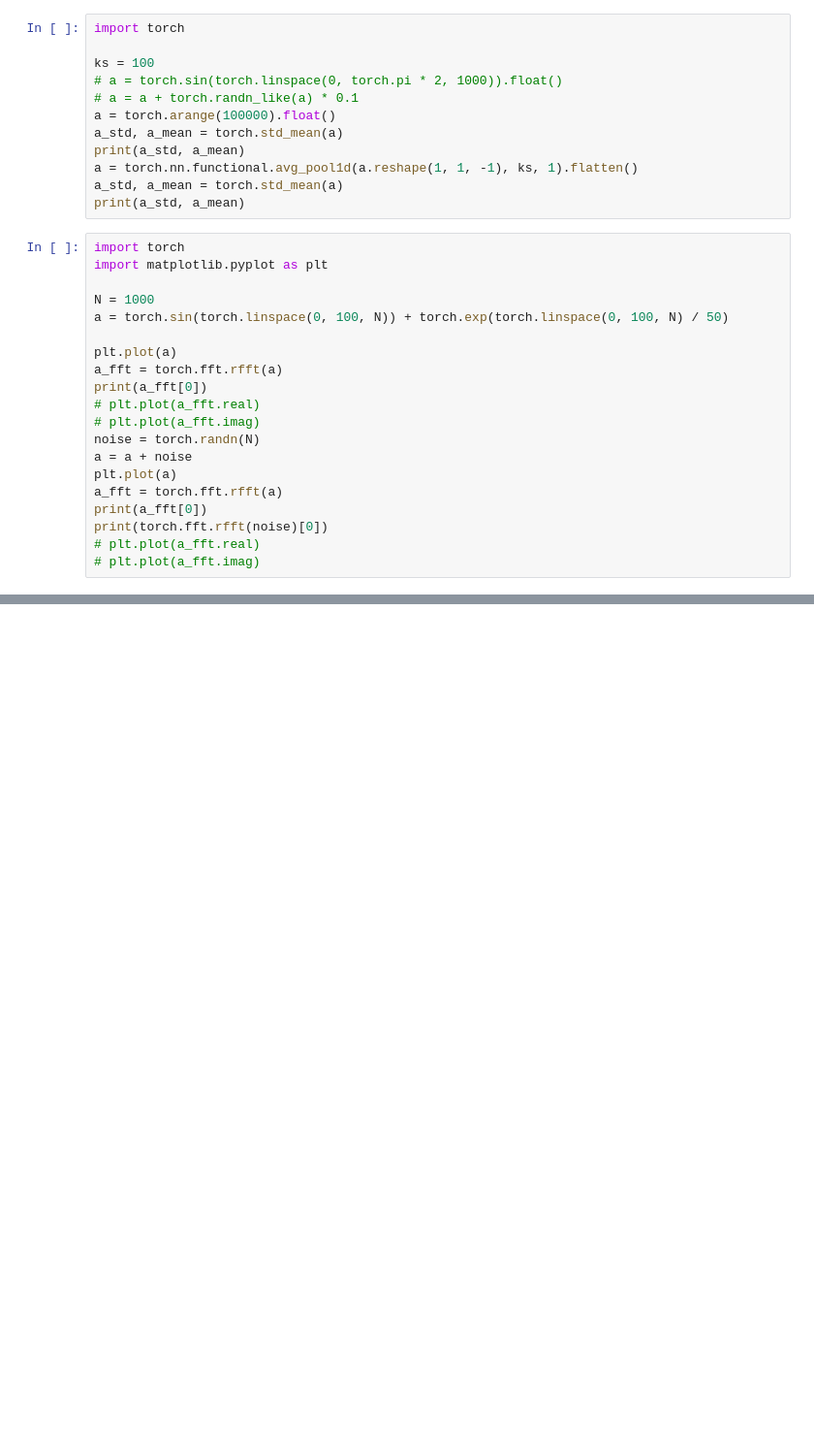
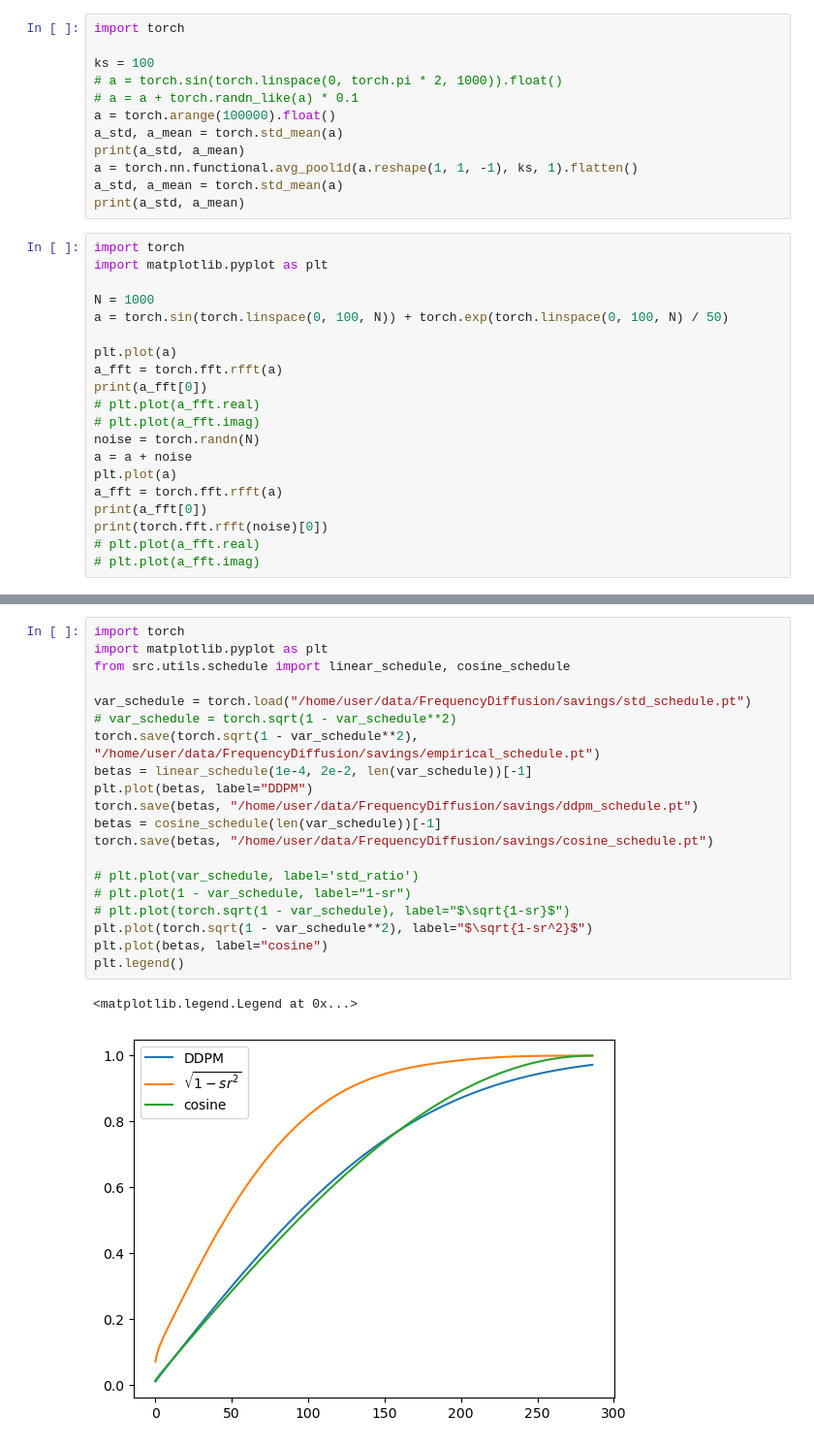
Before and after one commit to WillWang1113/Moving-Average-Diffusion, a Jupyter notebook: notebooks/test.ipynb, the cells around one changed output, grey strips where cells are left out. Shown at 97% size. Drawn from its saved outputs; the diff is of its cells as text; blank space fills up the shorter version.

```diff
--- a/notebooks/test.ipynb
+++ b/notebooks/test.ipynb
@@ -457,0 +499,23 @@ print(torch.fft.rfft(noise)[0])
+# %%
+import torch
+import matplotlib.pyplot as plt
+from src.utils.schedule import linear_schedule, cosine_schedule
+
+var_schedule = torch.load("/home/user/data/FrequencyDiffusion/savings/std_schedule.pt")
+# var_schedule = torch.sqrt(1 - var_schedule**2)
+torch.save(torch.sqrt(1 - var_schedule**2), "/home/user/data/FrequencyDiffusion/savings/empirical_schedule.pt")
+betas = linear_schedule(1e-4, 2e-2, len(var_schedule))[-1]
+plt.plot(betas, label="DDPM")
+torch.save(betas, "/home/user/data/FrequencyDiffusion/savings/ddpm_schedule.pt")
+betas = cosine_schedule(len(var_schedule))[-1]
+torch.save(betas, "/home/user/data/FrequencyDiffusion/savings/cosine_schedule.pt")
+
+# plt.plot(var_schedule, label='std_ratio')
+# plt.plot(1 - var_schedule, label="1-sr")
+# plt.plot(torch.sqrt(1 - var_schedule), label="$\sqrt{1-sr}$")
+plt.plot(torch.sqrt(1 - var_schedule**2), label="$\sqrt{1-sr^2}$")
+plt.plot(betas, label="cosine")
+plt.legend()
+# %% [output]
+<matplotlib.legend.Legend at 0x...>
+[figure, added]
```
Also changed, not shown: parts of 3 cells of this notebook, 9 other files.
